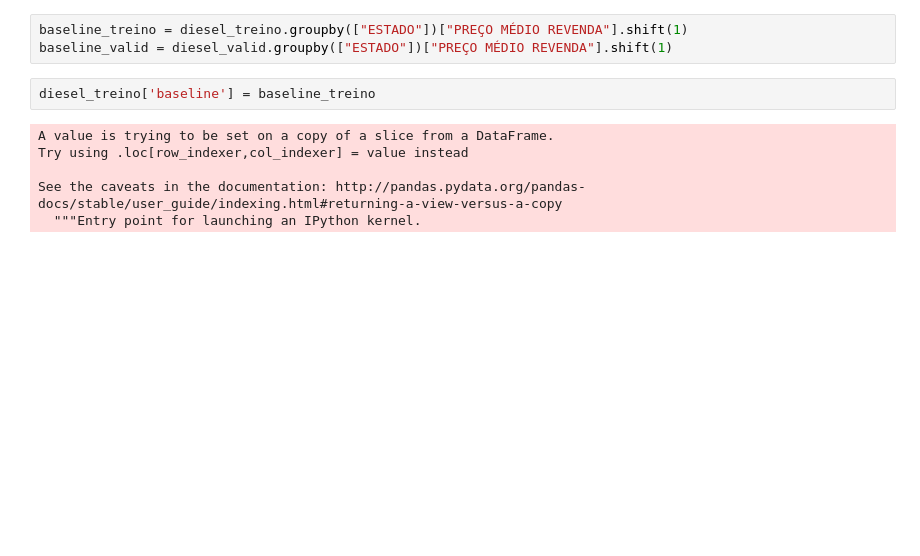
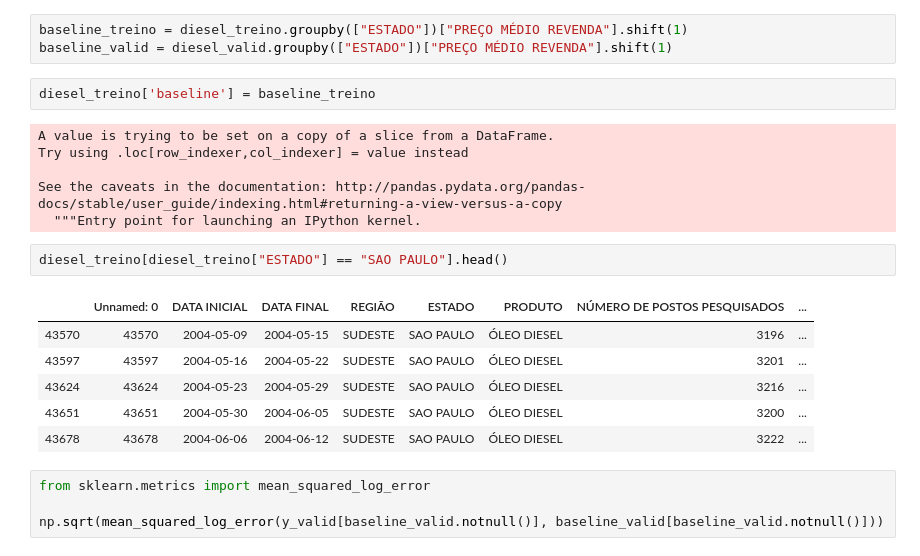
Before and after one commit to AlestanAlves/datasciencegasprices, a Jupyter notebook: dataGasPrices.ipynb, the cells around one changed output. Drawn from its saved outputs; the diff is of its cells as text; blank space fills up the shorter version.

```diff
--- a/dataGasPrices.ipynb
+++ b/dataGasPrices.ipynb
@@ -84,3 +84,16 @@ Try using .loc[row_indexer,col_indexer] = value instead
 
 See the caveats in the documentation: http://pandas.pydata.org/pandas-docs/stable/user_guide/indexing.html#returning-a-view-versus-a-copy
   """Entry point for launching an IPython kernel.
+# %%
+diesel_treino[diesel_treino["ESTADO"] == "SAO PAULO"].head()
+# %% [output]
+|  | Unnamed: 0 | DATA INICIAL | DATA FINAL | REGIÃO | ESTADO | PRODUTO | NÚMERO DE POSTOS PESQUISADOS | ... |
+| 43570 | 43570 | 2004-05-09 | 2004-05-15 | SUDESTE | SAO PAULO | ÓLEO DIESEL | 3196 | ... |
+| 43597 | 43597 | 2004-05-16 | 2004-05-22 | SUDESTE | SAO PAULO | ÓLEO DIESEL | 3201 | ... |
+| 43624 | 43624 | 2004-05-23 | 2004-05-29 | SUDESTE | SAO PAULO | ÓLEO DIESEL | 3216 | ... |
+| 43651 | 43651 | 2004-05-30 | 2004-06-05 | SUDESTE | SAO PAULO | ÓLEO DIESEL | 3200 | ... |
+| 43678 | 43678 | 2004-06-06 | 2004-06-12 | SUDESTE | SAO PAULO | ÓLEO DIESEL | 3222 | ... |
+# %%
+from sklearn.metrics import mean_squared_log_error
+
+np.sqrt(mean_squared_log_error(y_valid[baseline_valid.notnull()], baseline_valid[baseline_valid.notnull()]))
```
